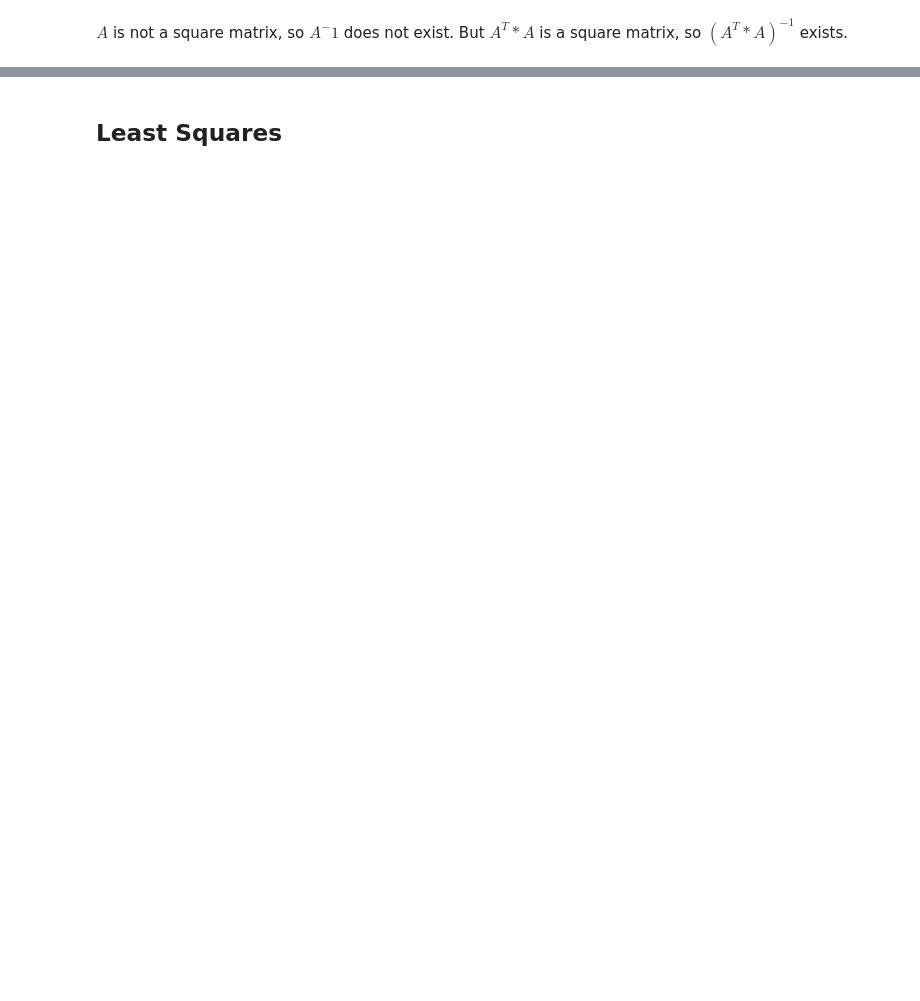
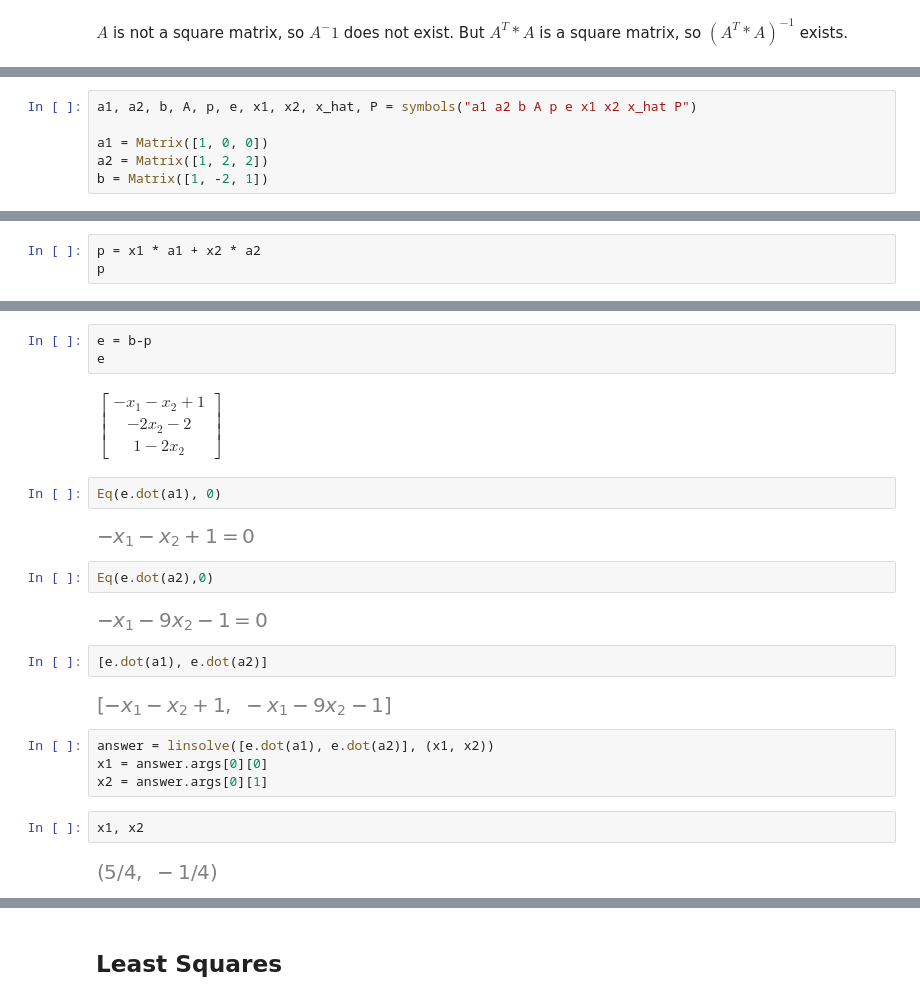
Before and after one commit to zhoujing204/linear-algebra, a Jupyter notebook: gilbert-strang/lec15-projections.ipynb, the cells around one changed output, grey strips where cells are left out. Saved outputs shown, nothing was run; the diff lists cells and outputs as text; blank space fills up the shorter version.

```diff
--- a/gilbert-strang/lec15-projections.ipynb
+++ b/gilbert-strang/lec15-projections.ipynb
@@ -189,0 +192,6 @@ $ A $ is not a square matrix, so $ A^-1 $ does not exist. But $ A^T * A $ is a s
+# %%
+a1, a2, b, A, p, e, x1, x2, x_hat, P = symbols("a1 a2 b A p e x1 x2 x_hat P")
+
+a1 = Matrix([1, 0, 0])
+a2 = Matrix([1, 2, 2])
+b = Matrix([1, -2, 1])
@@ -189,0 +203,3 @@ $ A $ is not a square matrix, so $ A^-1 $ does not exist. But $ A^T * A $ is a s
+# %%
+p = x1 * a1 + x2 * a2
+p
@@ -189,0 +217,25 @@ $ A $ is not a square matrix, so $ A^-1 $ does not exist. But $ A^T * A $ is a s
+# %%
+e = b-p
+e
+# %% [output]
+$\displaystyle \left[\begin{matrix}- x_{1} - x_{2} + 1\\- 2 x_{2} - 2\\1 - 2 x_{2}\end{matrix}\right]$
+# %%
+Eq(e.dot(a1), 0)
+# %% [output]
+[figure, added]
+# %%
+Eq(e.dot(a2),0)
+# %% [output]
+[figure, added]
+# %%
+[e.dot(a1), e.dot(a2)]
+# %% [output]
+[figure, added]
+# %%
+answer = linsolve([e.dot(a1), e.dot(a2)], (x1, x2))
+x1 = answer.args[0][0]
+x2 = answer.args[0][1]
+# %%
+x1, x2
+# %% [output]
+[figure, added]
```
Also changed, not shown: parts of 33 cells of this notebook, 3 other files.
